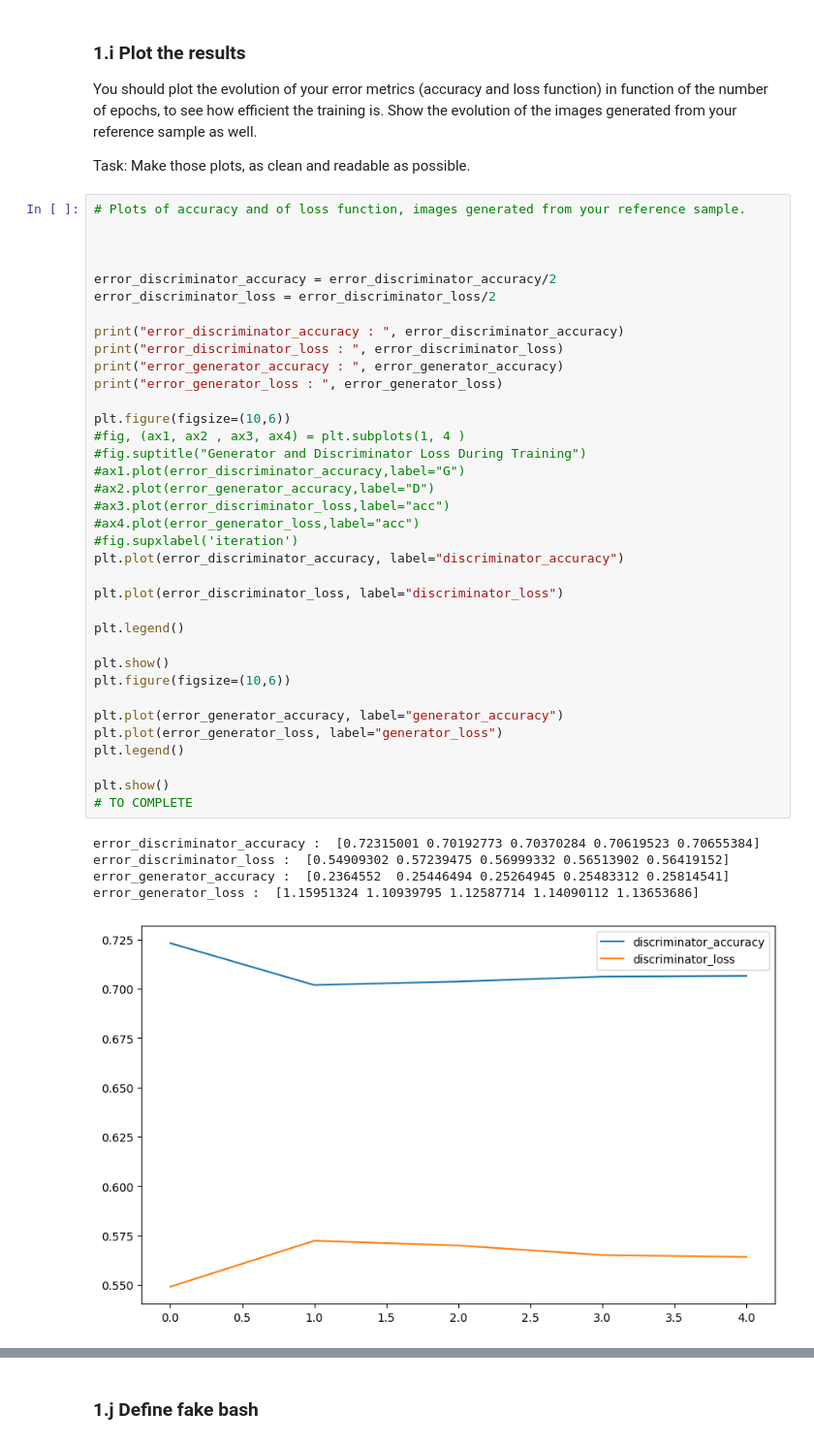
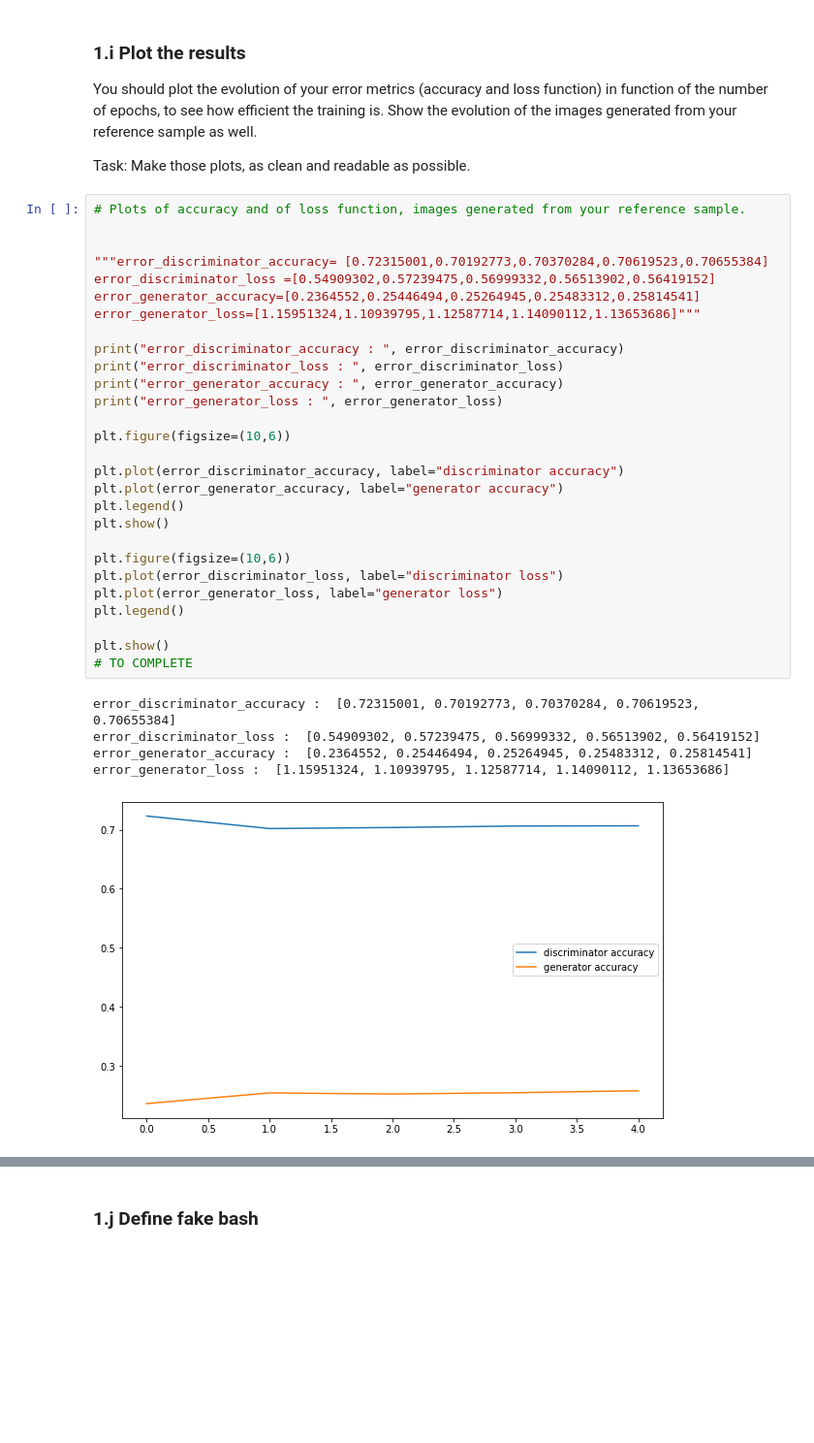
Before and after one commit to PierreRemacle/LINMA2472_P1-, a Jupyter notebook: HW3_from_colab.ipynb, the cells around one changed output, grey strips where cells are left out. Shown at 97% size. Drawn from its saved outputs; the diff is of its cells as text; blank space fills up the shorter version.

```diff
--- a/HW3_from_colab.ipynb
+++ b/HW3_from_colab.ipynb
@@ -609,42 +614,34 @@ Task: Make those plots, as clean and readable as possible.
 # %%
 # Plots of accuracy and of loss function, images generated from your reference sample.
 
 
-
-error_discriminator_accuracy = error_discriminator_accuracy/2
-error_discriminator_loss = error_discriminator_loss/2
+"""error_discriminator_accuracy= [0.72315001,0.70192773,0.70370284,0.70619523,0.70655384]
+error_discriminator_loss =[0.54909302,0.57239475,0.56999332,0.56513902,0.56419152]
+error_generator_accuracy=[0.2364552,0.25446494,0.25264945,0.25483312,0.25814541]
+error_generator_loss=[1.15951324,1.10939795,1.12587714,1.14090112,1.13653686]"""
 
 print("error_discriminator_accuracy : ", error_discriminator_accuracy)
 print("error_discriminator_loss : ", error_discriminator_loss)
 print("error_generator_accuracy : ", error_generator_accuracy)
 print("error_generator_loss : ", error_generator_loss)
 
 plt.figure(figsize=(10,6))
-#fig, (ax1, ax2 , ax3, ax4) = plt.subplots(1, 4 )
-#fig.suptitle("Generator and Discriminator Loss During Training")
-#ax1.plot(error_discriminator_accuracy,label="G")
-#ax2.plot(error_generator_accuracy,label="D")
-#ax3.plot(error_discriminator_loss,label="acc")
-#ax4.plot(error_generator_loss,label="acc")
-#fig.supxlabel('iteration')
-plt.plot(error_discriminator_accuracy, label="discriminator_accuracy")
 
-plt.plot(error_discriminator_loss, label="discriminator_loss")
+plt.plot(error_discriminator_accuracy, label="discriminator accuracy")
+plt.plot(error_generator_accuracy, label="generator accuracy")
+plt.legend()
+plt.show()
 
-plt.legend()
-
-plt.show()
 plt.figure(figsize=(10,6))
-
-plt.plot(error_generator_accuracy, label="generator_accuracy")
-plt.plot(error_generator_loss, label="generator_loss")
+plt.plot(error_discriminator_loss, label="discriminator loss")
+plt.plot(error_generator_loss, label="generator loss")
 plt.legend()
 
 plt.show()
 # TO COMPLETE
 # %% [output]
-error_discriminator_accuracy :  [0.72315001 0.70192773 0.70370284 0.70619523 0.70655384]
-error_discriminator_loss :  [0.54909302 0.57239475 0.56999332 0.56513902 0.56419152]
-error_generator_accuracy :  [0.2364552  0.25446494 0.25264945 0.25483312 0.25814541]
-error_generator_loss :  [1.15951324 1.10939795 1.12587714 1.14090112 1.13653686]
+error_discriminator_accuracy :  [0.72315001, 0.70192773, 0.70370284, 0.70619523, 0.70655384]
+error_discriminator_loss :  [0.54909302, 0.57239475, 0.56999332, 0.56513902, 0.56419152]
+error_generator_accuracy :  [0.2364552, 0.25446494, 0.25264945, 0.25483312, 0.25814541]
+error_generator_loss :  [1.15951324, 1.10939795, 1.12587714, 1.14090112, 1.13653686]
-[figure, old version]
+[figure, new version]
```
Also changed, not shown: parts of 21 cells of this notebook, 10 other files.
